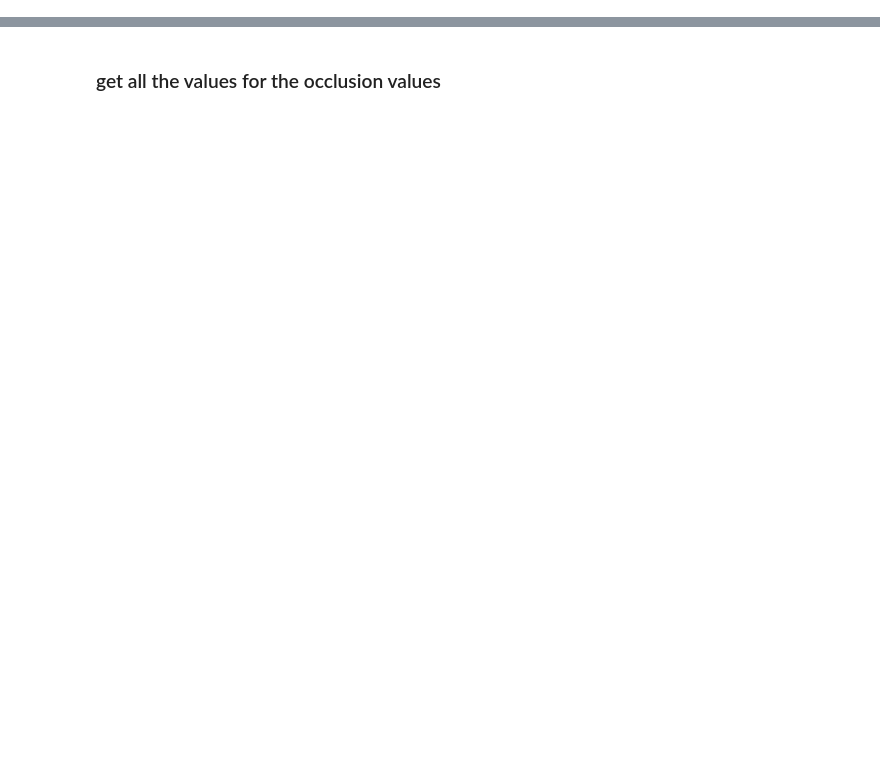
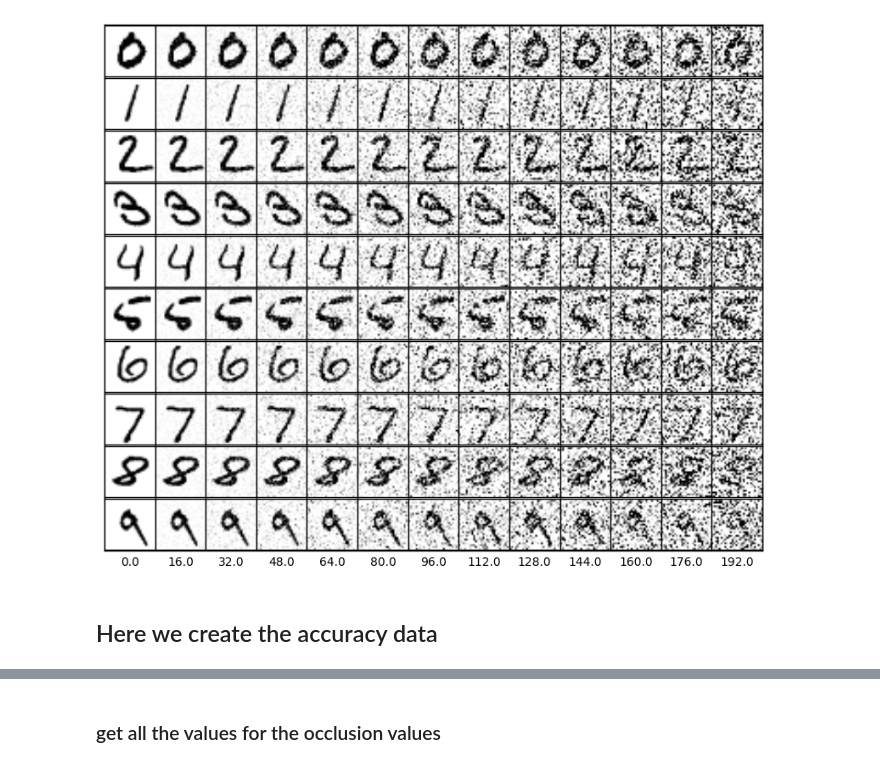
Before and after one commit to VincentRoest/capstone, a Jupyter notebook: Image_manipulation.ipynb, the cells around one changed output, grey strips where cells are left out. Saved outputs shown, nothing was run; the diff lists cells and outputs as text; code cells hidden in the pictures; blank space fills up the shorter version.

```diff
--- a/Image_manipulation.ipynb
+++ b/Image_manipulation.ipynb
@@ -82,42 +74,44 @@ def show_all_noisy_digits(noise_stddevs, x_digit, y_label):
     with increasing levels of Gaussian noise on top of it. The function is
     hardcoded such that 13 examples of increasing noise will be shown.
     '''
-    fig = plt.figure(figsize=(10,10))
+    fig = plt.figure(figsize=(10,8))
     outer_grid = gridspec.GridSpec(10, 13, wspace=0.0, hspace=0.0)
     pylab.xticks([])
     pylab.yticks([])
 
     # more efficient
     first_ind_of_each_num = {}
     for i in range(10):
         counter = 0
         # by inspection: this is enough
         while counter < 100: #len(mnist.test.labels):
             position = np.where(y_label[counter] == 1)[0][0]
             if position not in first_ind_of_each_num:
                 first_ind_of_each_num[position] = counter
             counter +=1
 
     for col_ind, noise_stddev in zip(range(13), noise_stddevs[::8]):
         x_digit_noisy = add_gaussian_noise(x_digit, 0, noise_stddev)
 
         for row_ind in range(10):
             ind_to_plot = col_ind + row_ind * 13
-            ax = plt.Subplot(fig, outer_grid[ind_to_plot])
+            ax = plt.Subplot(fig, outer_grid[ind_to_plot], aspect = 'equal')
             first_ind_of_this_num = first_ind_of_each_num[row_ind]
             ax.imshow(x_digit_noisy[first_ind_of_this_num].reshape((28,28)),
                       cmap=plt.cm.Greys)
             ax.set_xticks([])
             ax.set_yticks([])
             fig.add_subplot(ax)
             if ax.is_last_row():
                 ax.set_xlabel('{}'.format(noise_stddev))
+            # plt customization here.
             plt.subplots_adjust(wspace=0.0,hspace=0.0)
-
-    # plt customization here.
+    plt.savefig("image.png",bbox_inches='tight',dpi=100)
     plt.show()
 
 show_all_noisy_digits(noise_stddevs, test_digits, test_labels)
+# %% [output]
+[figure, added]
 # %%
 # visualization
 # http://tneal.org/post/tensorflow-ipython/TensorFlowMNIST/
@@ -208,5 +209,7 @@ def eval_noisy_data(noise_vals, model_name):
         plt.show()'''
 
     return accuracies, pred_list, corr_list
+# %% [markdown]
+## Here we create the accuracy data
 # %%
 accuracies_nsy_one, one_layer_preds, one_layer_corrs = eval_noisy_data(stddevs, "one_layer")
```
Also changed, not shown: parts of 52 cells of this notebook, 2 other files.
